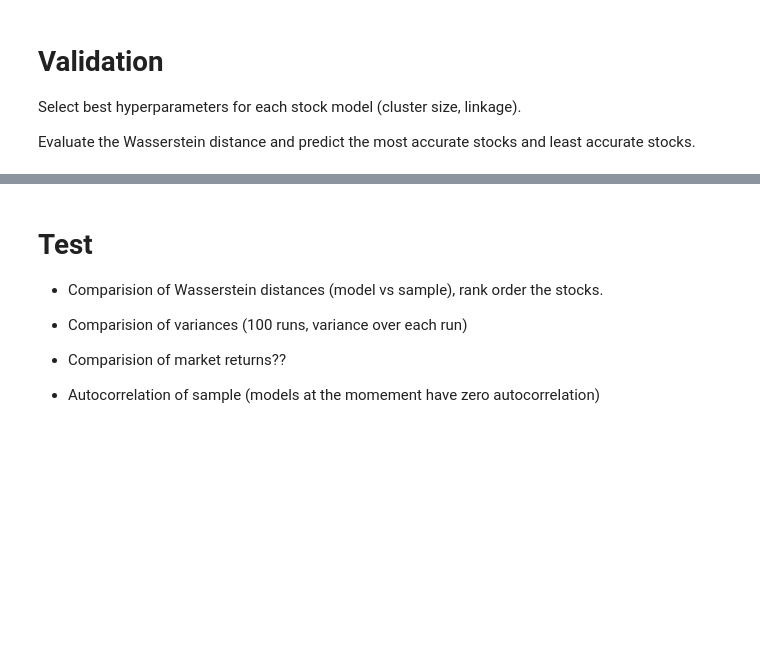
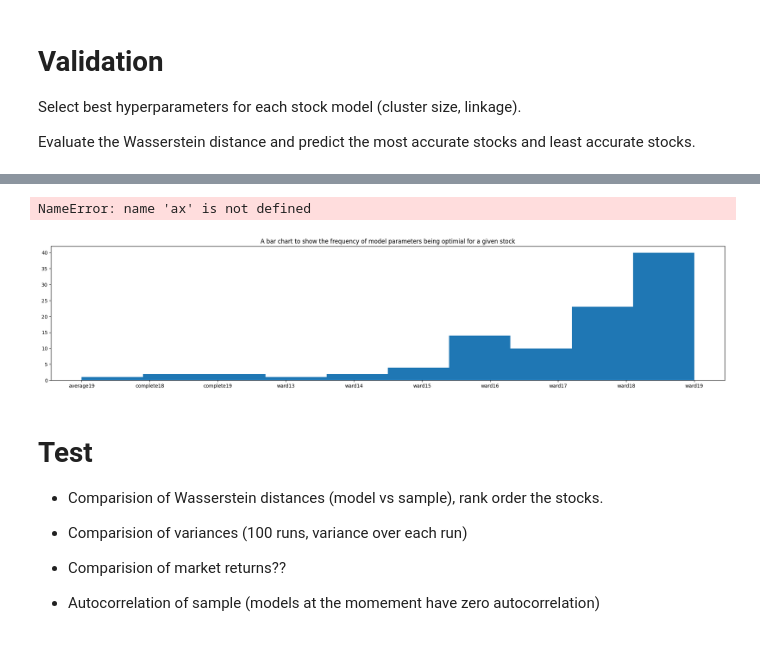
Before and after one commit to Jamesflynn1/FiniteMarketModel, a Jupyter notebook: EvaluateFit.ipynb, the cells around one changed output, grey strips where cells are left out. Drawn from its saved outputs; the diff is of its cells as text; code cells hidden in the pictures; blank space fills up the shorter version.

```diff
--- a/EvaluateFit.ipynb
+++ b/EvaluateFit.ipynb
@@ -248,3 +306,13 @@ for i in range(len(stocks["NWG"])):
 Select best hyperparameters for each stock model (cluster size, linkage).
 
 Evaluate the Wasserstein distance and predict the most accurate stocks and least accurate stocks.
+# %%
+preValidationModels = {}
+linkages = ["ward", "average", "complete"]
+clusters = list(range(2,20))
+for ticker in tickers:
+    tickerModels = {}
+    for clusterSize in clusters:
+        for linkage in linkages:
+            tickerModels[linkage+str(clusterSize)] = (naiveFitMultinomialStock(train_stocks, ticker, clusterSize, linkage))
+    preValidationModels[ticker] = tickerModels
@@ -250,0 +367,14 @@ Evaluate the Wasserstein distance and predict the most accurate stocks and least
+# %%
+highestPerfModels = {}
+selectedModels = {}
+tolerance = 0.000001
+
+for ticker in tickers:
+    df = pd.DataFrame(tickerRows[ticker])
+    minimumWD = df.min()["Validation Wasserstein Distance"]
+    minimalModels = df.where(df["Validation Wasserstein Distance"]<=minimumWD+tolerance).dropna()
+
+    minimalLowestComplexityModel = minimalModels.iloc[0]["Model Name"]
+
+    highestPerfModels[ticker] = preValidationModels[ticker][minimalLowestComplexityModel]
+    selectedModels[ticker] = minimalLowestComplexityModel
@@ -251,3 +383,17 @@ Evaluate the Wasserstein distance and predict the most accurate stocks and least
+# %%
+modelTypes = []
+for ticker in tickers:
+    #Ward2 is likely an error with incorrect collected data
+    if not (selectedModels[ticker] == "ward2"):
+        modelTypes.append(selectedModels[ticker])
+modelTypes.sort()
+plt.title("A bar chart to show the frequency of model parameters being optimial for a given stock")
+plt.hist(modelTypes)
+plt.setp(ax.get_xticklabels(), rotation=30, horizontalalignment='right', fontsize='x-small')
+plt.show()
+# %% [output]
+NameError: name 'ax' is not defined
+[figure, added]
 # %% [markdown]
 # Test
 
```
Also changed, not shown: parts of 27 cells of this notebook, 1 other file.
